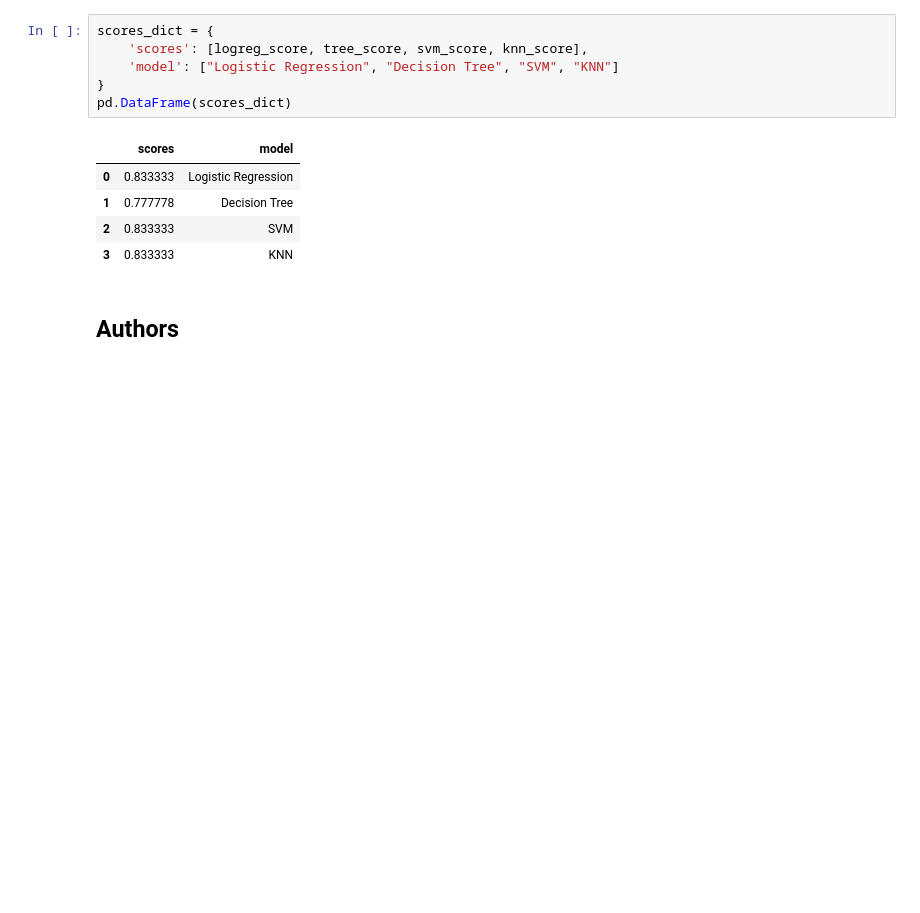
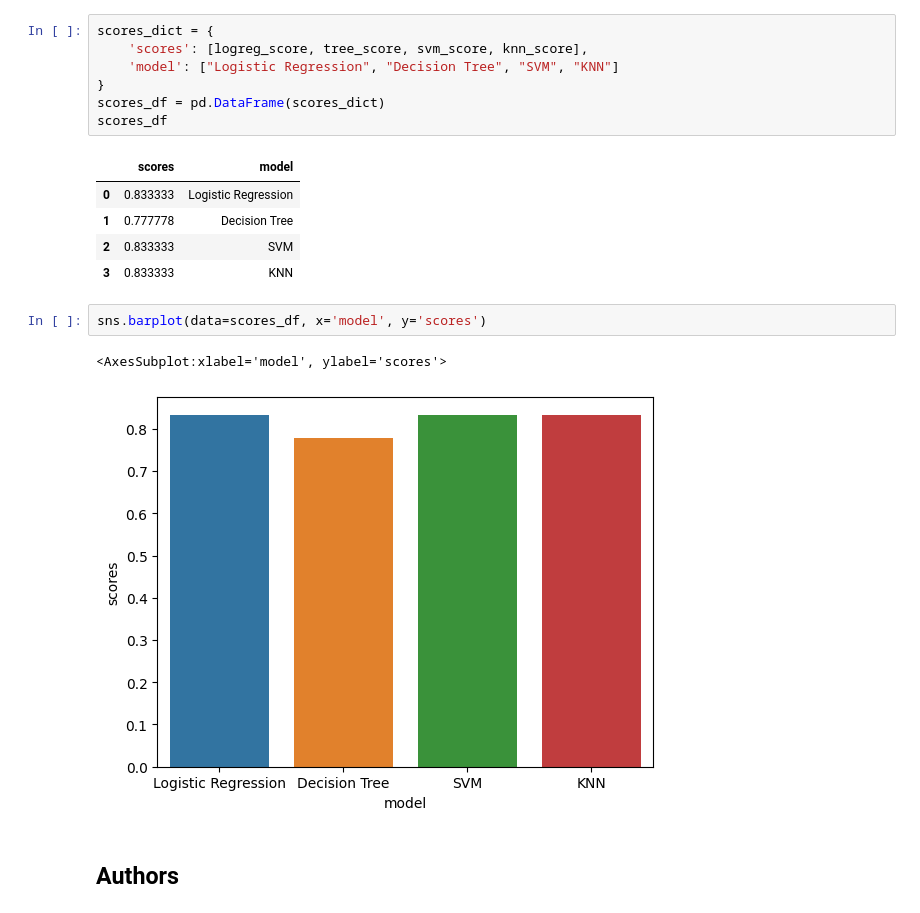
Before and after one commit to yusuke0127/ibm-ds-capstone, a Jupyter notebook: notebooks/SpaceX_Machine Learning Prediction_Part_5.ipynb, the cells around one changed output. Saved outputs shown, nothing was run; the diff lists cells and outputs as text; blank space fills up the shorter version.

Commit message:
Add visualization for comparing model perf

```diff
--- a/notebooks/SpaceX_Machine Learning Prediction_Part_5.ipynb
+++ b/notebooks/SpaceX_Machine Learning Prediction_Part_5.ipynb
@@ -392,13 +392,19 @@ scores_dict = {
     'scores': [logreg_score, tree_score, svm_score, knn_score],
     'model': ["Logistic Regression", "Decision Tree", "SVM", "KNN"]
 }
-pd.DataFrame(scores_dict)
+scores_df = pd.DataFrame(scores_dict)
+scores_df
 # %% [output]
 |  | scores | model |
 | 0 | 0.833333 | Logistic Regression |
 | 1 | 0.777778 | Decision Tree |
 | 2 | 0.833333 | SVM |
 | 3 | 0.833333 | KNN |
+# %%
+sns.barplot(data=scores_df, x='model', y='scores')
+# %% [output]
+<AxesSubplot:xlabel='model', ylabel='scores'>
+[figure, added]
 # %% [markdown]
 ## Authors
 # %% [markdown]
```
